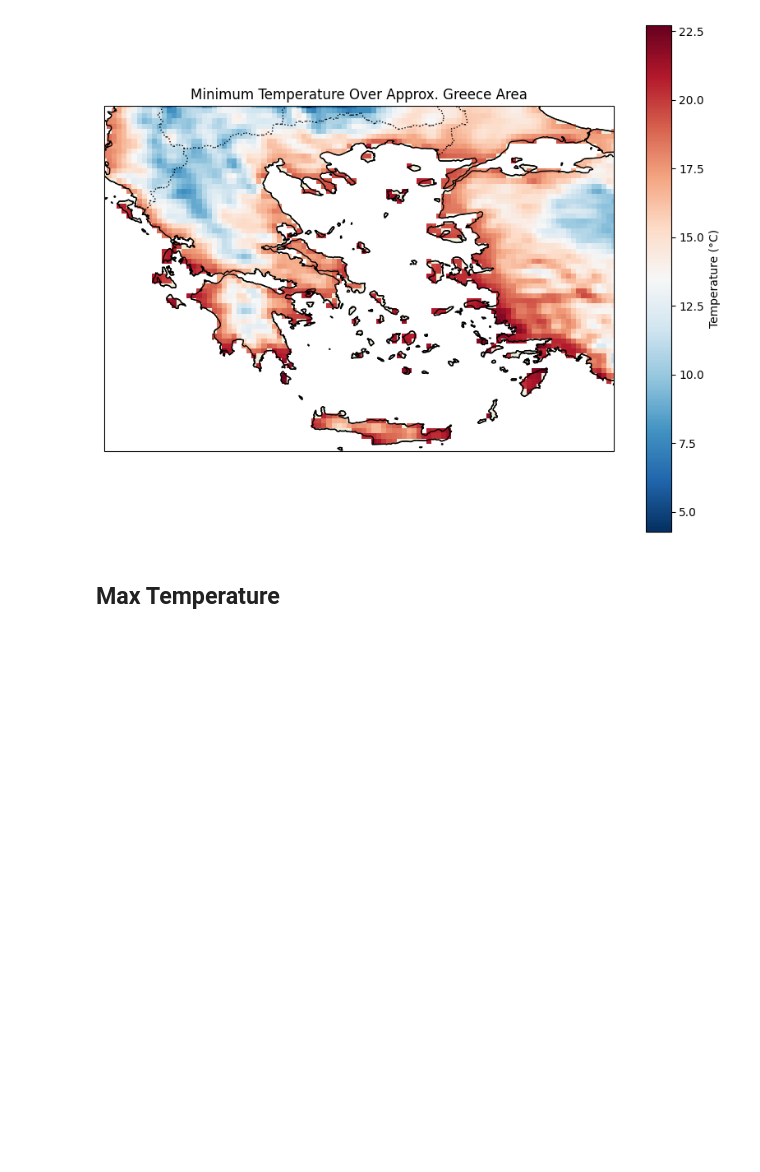
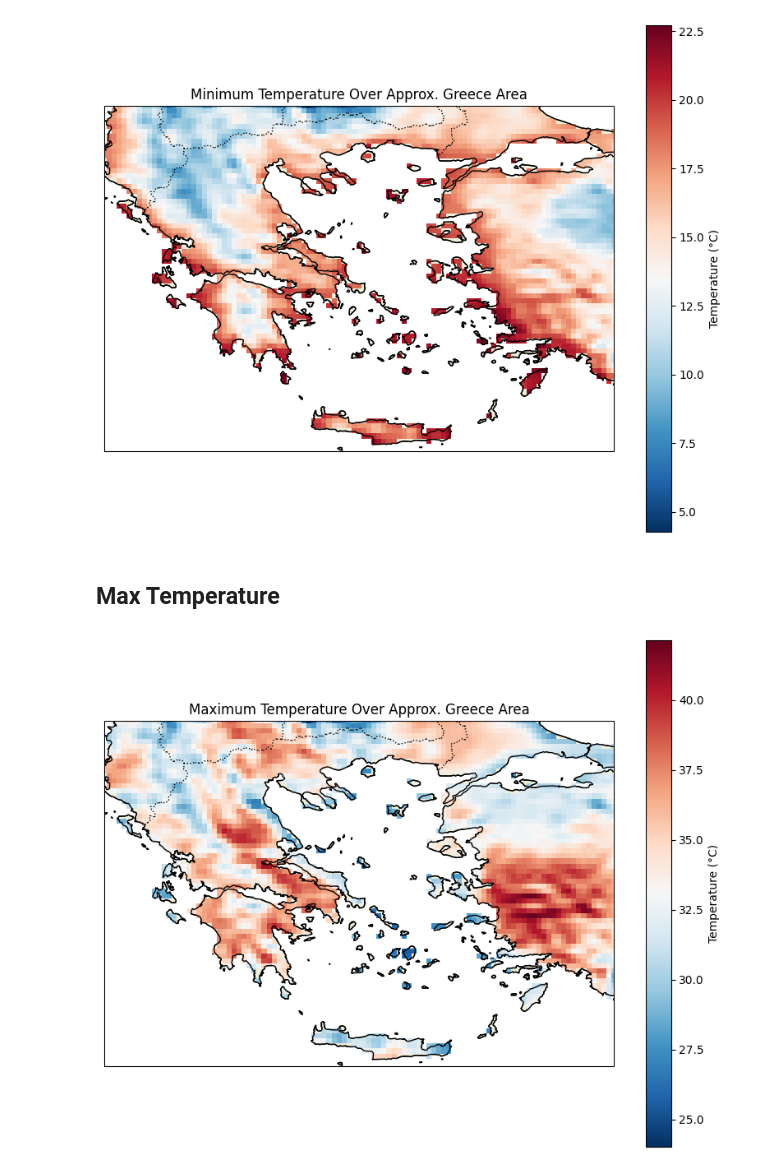
Before and after one commit to edwardLum/mapping-data-visualization-python, a Jupyter notebook: code/exercise1/Exercise 1.ipynb, the cells around one changed output. Saved outputs shown, nothing was run; the diff lists cells and outputs as text; code cells hidden in the pictures; blank space fills up the shorter version.

Commit message:
Plotted min, max, mean in a single figure

```diff
--- a/code/exercise1/Exercise 1.ipynb
+++ b/code/exercise1/Exercise 1.ipynb
@@ -83,4 +83,20 @@ plt.show()
 temperature_arr = ds["t2m"]
 max_daily_temperature = temperature_arr.groupby("time").max("step")
 # %%
-max_temperature = mean_daily_temperature.min(dim="time")
+max_temperature = max_daily_temperature.max(dim="time")
+# %%
+fig, ax = plt.subplots(subplot_kw={'projection': ccrs.PlateCarree()}, figsize=(10, 8))
+ax.set_extent([19.37, 29.57, 34.8, 41.7])  # [lon_min, lon_max, lat_min, lat_max] covering approx. Greece area
+
+# Plot the mean temperature data
+max_temperature.plot(ax=ax, transform=ccrs.PlateCarree(), cmap='RdBu_r', cbar_kwargs={'label': 'Temperature (°C)'})
+
+# Adding coastlines and land features for better visualization
+ax.add_feature(cfeature.COASTLINE)
+ax.add_feature(cfeature.LAND, edgecolor='black')
+ax.add_feature(cfeature.BORDERS, linestyle=':')
+ax.set_title('Maximum Temperature Over Approx. Greece Area')
+
+plt.show()
+# %% [output]
+[figure, added]
```
Also changed, not shown: parts of 2 cells of this notebook.
